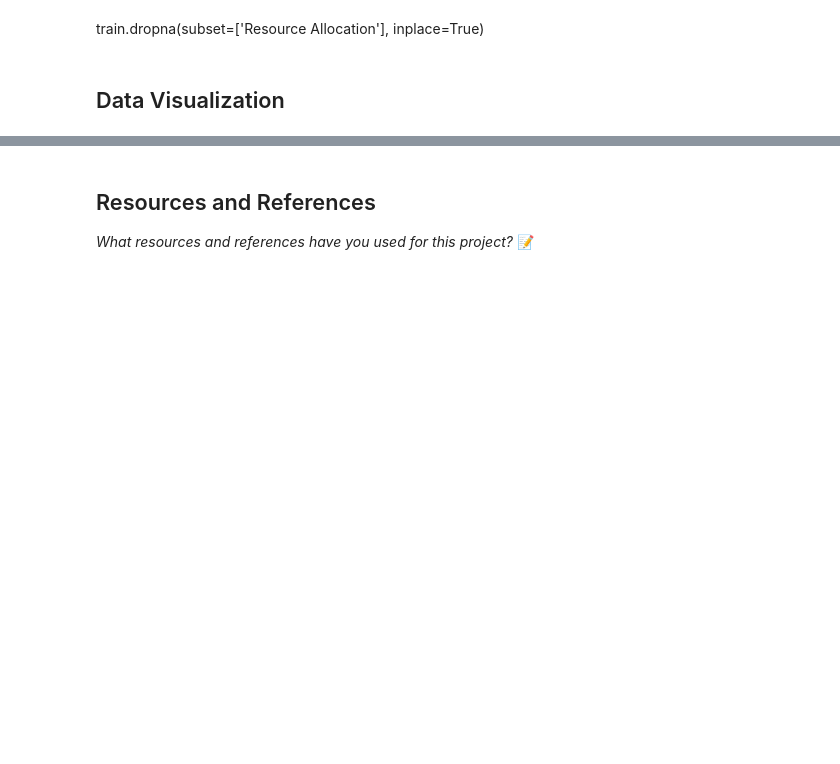
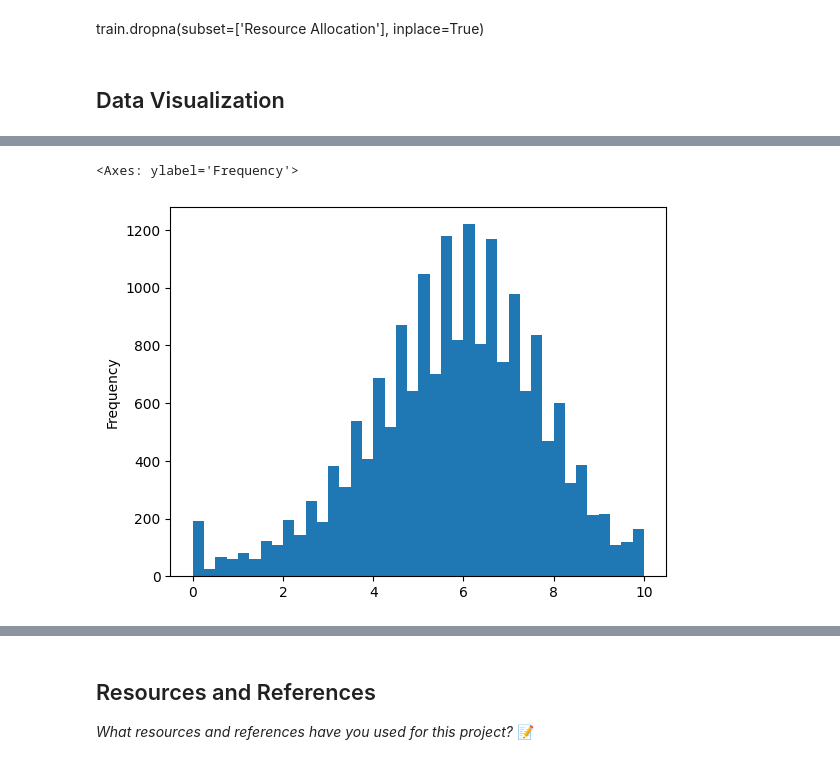
Before and after one commit to IT4063C-Fall24/final-project-cortesne, a Jupyter notebook: source.ipynb, the cells around one changed output, grey strips where cells are left out. Saved outputs shown, nothing was run; the diff lists cells and outputs as text; code cells hidden in the pictures; blank space fills up the shorter version.

```diff
--- a/source.ipynb
+++ b/source.ipynb
@@ -169,0 +163,5 @@ memory usage: 1.6+ MB
+# %%
+train['Mental Fatigue Score'].plot.hist(bins=40)
+# %% [output]
+<Axes: ylabel='Frequency'>
+[figure, added]
```
Also changed, not shown: parts of 5 cells of this notebook.
